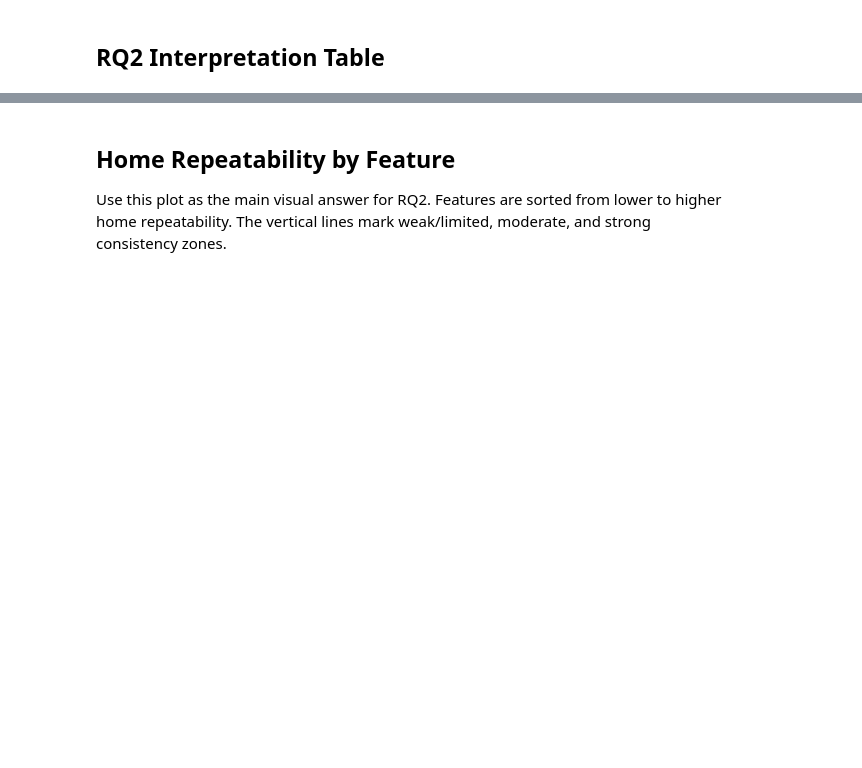
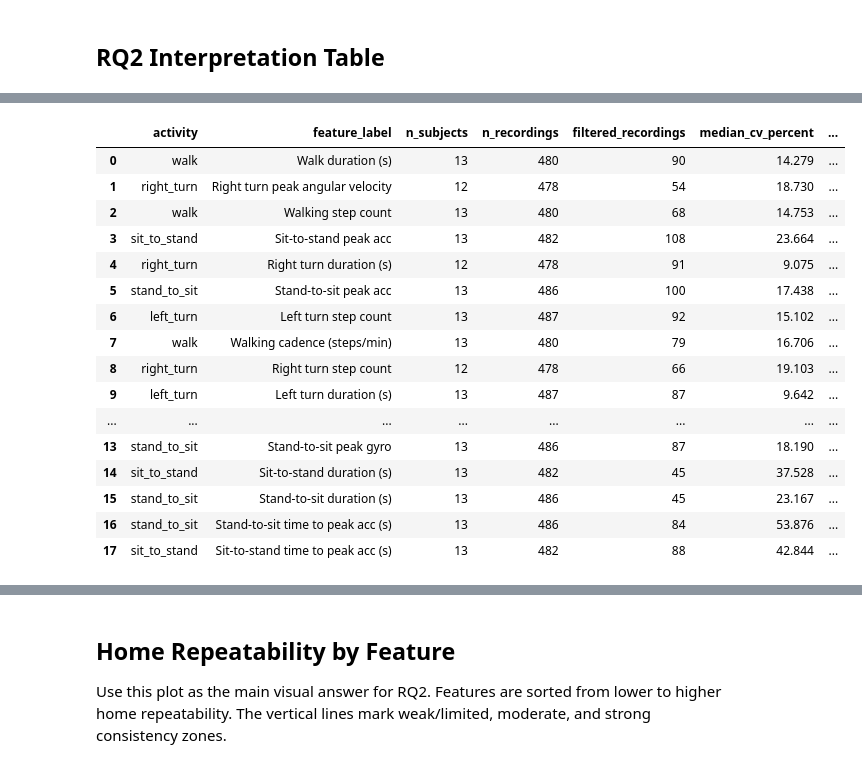
Before and after one commit to ahmedazhar2299/my-walk-sentinal, a Jupyter notebook: Sensors_Visualizers/rq2_home_repeatability.ipynb, the cells around one changed output, grey strips where cells are left out. Drawn from its saved outputs; the diff is of its cells as text; code cells hidden in the pictures; blank space fills up the shorter version.

```diff
--- a/Sensors_Visualizers/rq2_home_repeatability.ipynb
+++ b/Sensors_Visualizers/rq2_home_repeatability.ipynb
@@ -353,0 +358,76 @@ display(rq2_table)
+# %%
+MAD_NOISE_K = 1.5
+MAD_MIN_KEEP_PER_SUBJECT = 3
+
+def apply_subject_mad_noise_filter(long_df, k=MAD_NOISE_K, min_keep=MAD_MIN_KEEP_PER_SUBJECT):
+    filtered = long_df.copy()
+    filtered["noise_filtered_out"] = False
+    filtered["value_raw"] = filtered["value"]
+
+    for (activity, feature, subject_id), idx in filtered.groupby(["activity", "feature", "subject_id"]).groups.items():
+        values = pd.to_numeric(filtered.loc[idx, "value"], errors="coerce")
+        finite = values.dropna()
+        if len(finite) < min_keep:
+            continue
+        median = finite.median()
+        mad = (finite - median).abs().median()
+        scale = 1.4826 * mad
+        if not np.isfinite(scale) or scale <= 0:
+            continue
+        keep = (values - median).abs() <= k * scale
+        if int(keep.fillna(False).sum()) >= min_keep:
+            reject_idx = values.index[~keep.fillna(False)]
+            filtered.loc[reject_idx, "noise_filtered_out"] = True
+            filtered.loc[reject_idx, "value"] = np.nan
+    return filtered
+
+def build_repeatability_summary(long_df):
+    rows = []
+    for (activity, feature, label), g in long_df.groupby(["activity", "feature", "feature_label"]):
+        counts = g.groupby("subject_id")["value"].count()
+        keep = counts[counts >= MIN_RECORDINGS_PER_SUBJECT].index
+        g2 = g[g["subject_id"].isin(keep)].copy()
+        if g2.empty:
+            continue
+        per_subject = g2.groupby("subject_id")["value"].agg(["count", "mean", "std"])
+        per_subject["cv_percent"] = per_subject["std"] / per_subject["mean"].abs() * 100
+        ratio, within_sd, between_sd = repeatability_ratio(g2["value"], g2["subject_id"])
+        rows.append({
+            "activity": activity,
+            "feature": feature,
+            "feature_label": label,
+            "n_subjects": int(g2["subject_id"].nunique()),
+            "n_recordings": int(len(g2)),
+            "median_cv_percent": float(per_subject["cv_percent"].replace([np.inf, -np.inf], np.nan).median()),
+            "within_subject_sd": within_sd,
+            "between_subject_sd": between_sd,
+            "repeatability_ratio": ratio,
+            "filtered_recordings": int(long_df.loc[g.index, "noise_filtered_out"].sum()) if "noise_filtered_out" in long_df else 0,
+        })
+    return pd.DataFrame(rows).sort_values("repeatability_ratio", ascending=False).reset_index(drop=True)
+
+home_long_noise_filtered = apply_subject_mad_noise_filter(home_long)
+noise_filtered_summary = build_repeatability_summary(home_long_noise_filtered)
+
+display(noise_filtered_summary[[
+    "activity", "feature_label", "n_subjects", "n_recordings",
+    "filtered_recordings", "median_cv_percent", "repeatability_ratio"
+]].sort_values("repeatability_ratio", ascending=False))
+# %% [output]
+|  | activity | feature_label | n_subjects | n_recordings | filtered_recordings | median_cv_percent | ... |
+| 0 | walk | Walk duration (s) | 13 | 480 | 90 | 14.279 | ... |
+| 1 | right_turn | Right turn peak angular velocity | 12 | 478 | 54 | 18.730 | ... |
+| 2 | walk | Walking step count | 13 | 480 | 68 | 14.753 | ... |
+| 3 | sit_to_stand | Sit-to-stand peak acc | 13 | 482 | 108 | 23.664 | ... |
+| 4 | right_turn | Right turn duration (s) | 12 | 478 | 91 | 9.075 | ... |
+| 5 | stand_to_sit | Stand-to-sit peak acc | 13 | 486 | 100 | 17.438 | ... |
+| 6 | left_turn | Left turn step count | 13 | 487 | 92 | 15.102 | ... |
+| 7 | walk | Walking cadence (steps/min) | 13 | 480 | 79 | 16.706 | ... |
+| 8 | right_turn | Right turn step count | 12 | 478 | 66 | 19.103 | ... |
+| 9 | left_turn | Left turn duration (s) | 13 | 487 | 87 | 9.642 | ... |
+| ... | ... | ... | ... | ... | ... | ... | ... |
+| 13 | stand_to_sit | Stand-to-sit peak gyro | 13 | 486 | 87 | 18.190 | ... |
+| 14 | sit_to_stand | Sit-to-stand duration (s) | 13 | 482 | 45 | 37.528 | ... |
+| 15 | stand_to_sit | Stand-to-sit duration (s) | 13 | 486 | 45 | 23.167 | ... |
+| 16 | stand_to_sit | Stand-to-sit time to peak acc (s) | 13 | 486 | 84 | 53.876 | ... |
+| 17 | sit_to_stand | Sit-to-stand time to peak acc (s) | 13 | 482 | 88 | 42.844 | ... |
```
Also changed, not shown: parts of 8 cells of this notebook, 3 other files.
